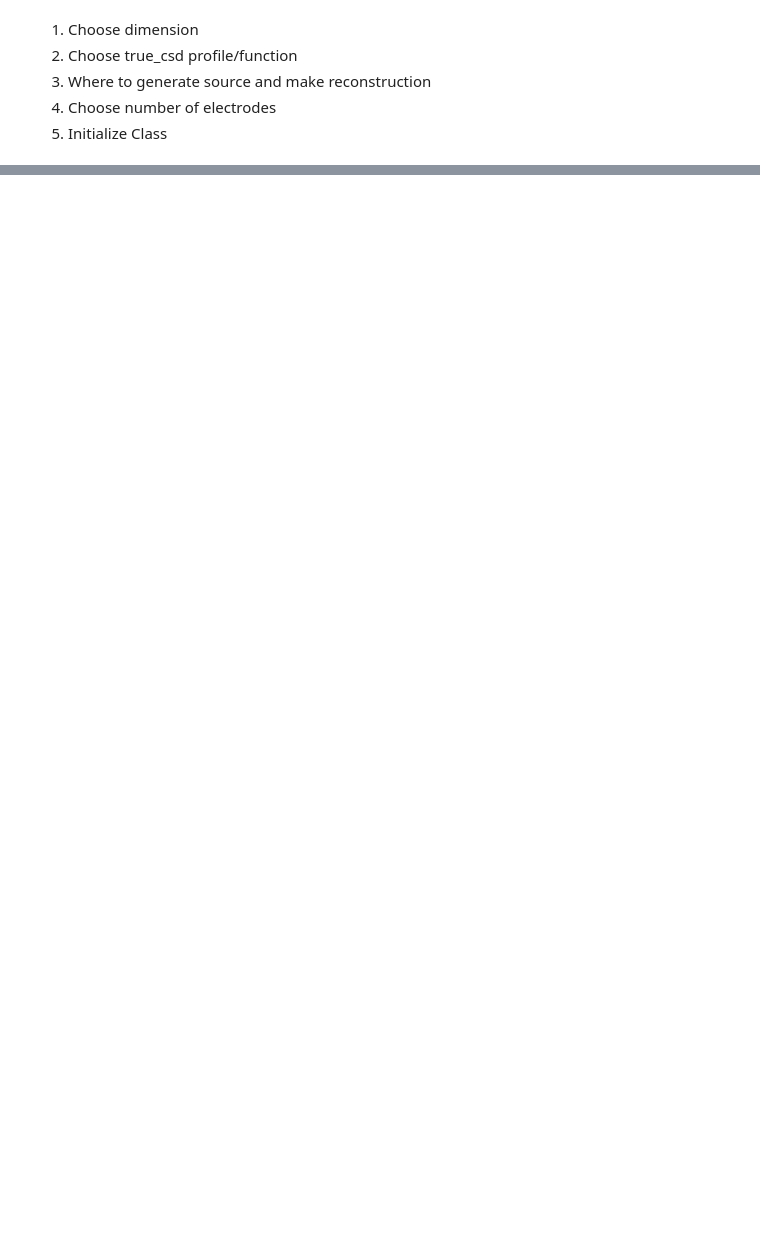
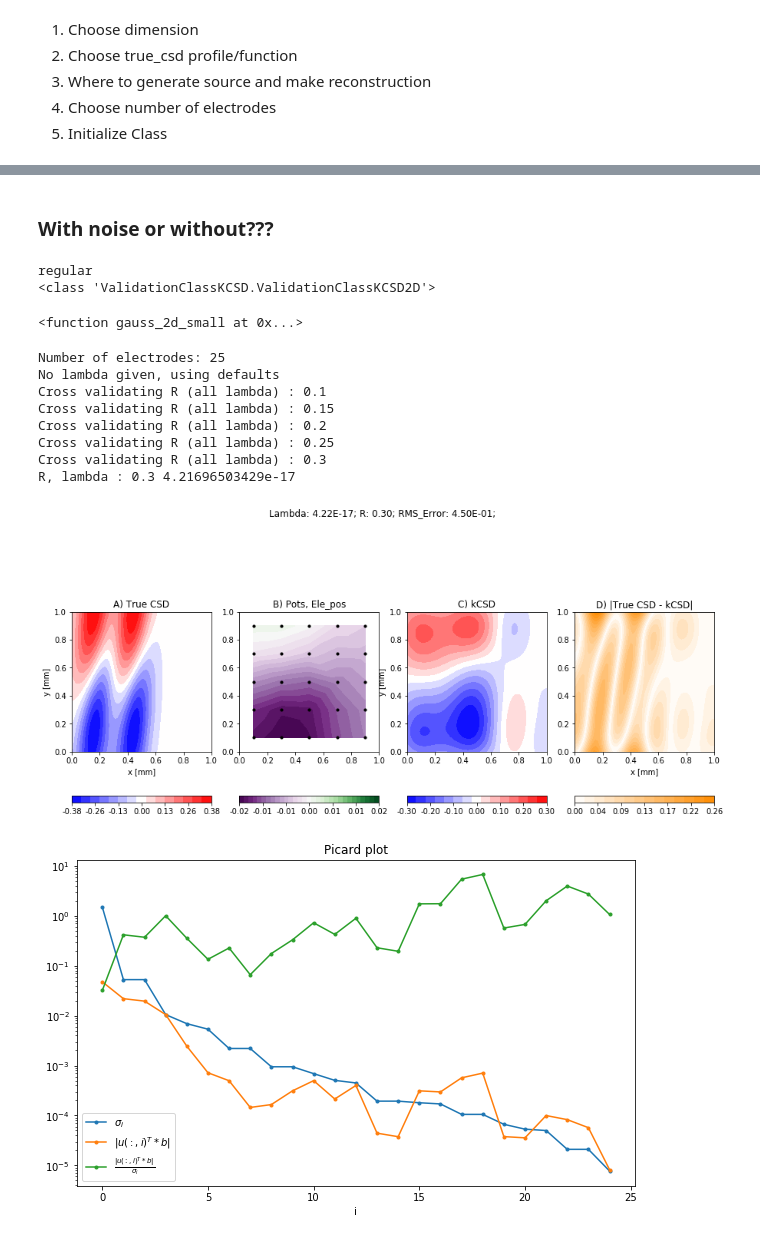
Before and after one commit to Neuroinflab/kCSD-python, a Jupyter notebook: kcsd_tutorial.ipynb, the cells around one changed output, grey strips where cells are left out. Saved outputs shown, nothing was run; the diff lists cells and outputs as text; code cells hidden in the pictures; blank space fills up the shorter version.

```diff
--- a/kcsd_tutorial.ipynb
+++ b/kcsd_tutorial.ipynb
@@ -53,0 +46,26 @@ print(dim_select.value)
+# %% [markdown]
+### With noise or without???
+# %%
+k = config.kCSD(config.csd_profile, 5, total_ele=nr_ele_select.value, true_csd_xlims=[0, 1],
+                **config.defaults[config.kCSD.__name__])
+print(config.kCSD)
+# %% [output]
+regular
+<class 'ValidationClassKCSD.ValidationClassKCSD2D'>
+# %%
+print(config.csd_profile)
+# %% [output]
+<function gauss_2d_small at 0x...>
+# %%
+kcsd = k.make_reconstruction(config.csd_profile)
+# %% [output]
+Number of electrodes: 25
+No lambda given, using defaults
+Cross validating R (all lambda) : 0.1
+Cross validating R (all lambda) : 0.15
+Cross validating R (all lambda) : 0.2
+Cross validating R (all lambda) : 0.25
+Cross validating R (all lambda) : 0.3
+R, lambda : 0.3 4.21696503429e-17
+[figure, added]
+[figure, added]
```
Also changed, not shown: parts of 40 cells of this notebook, 7 other files.
